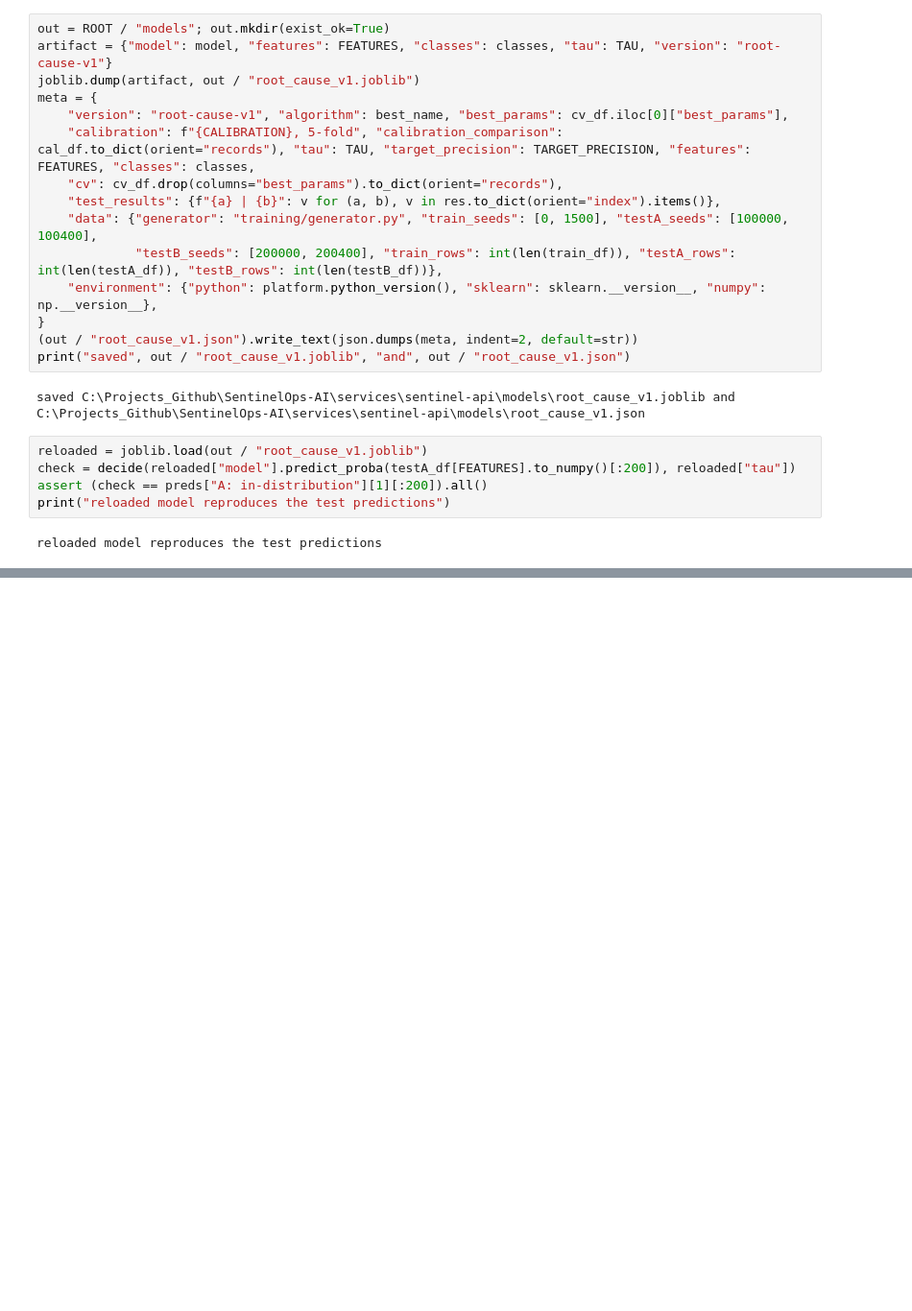
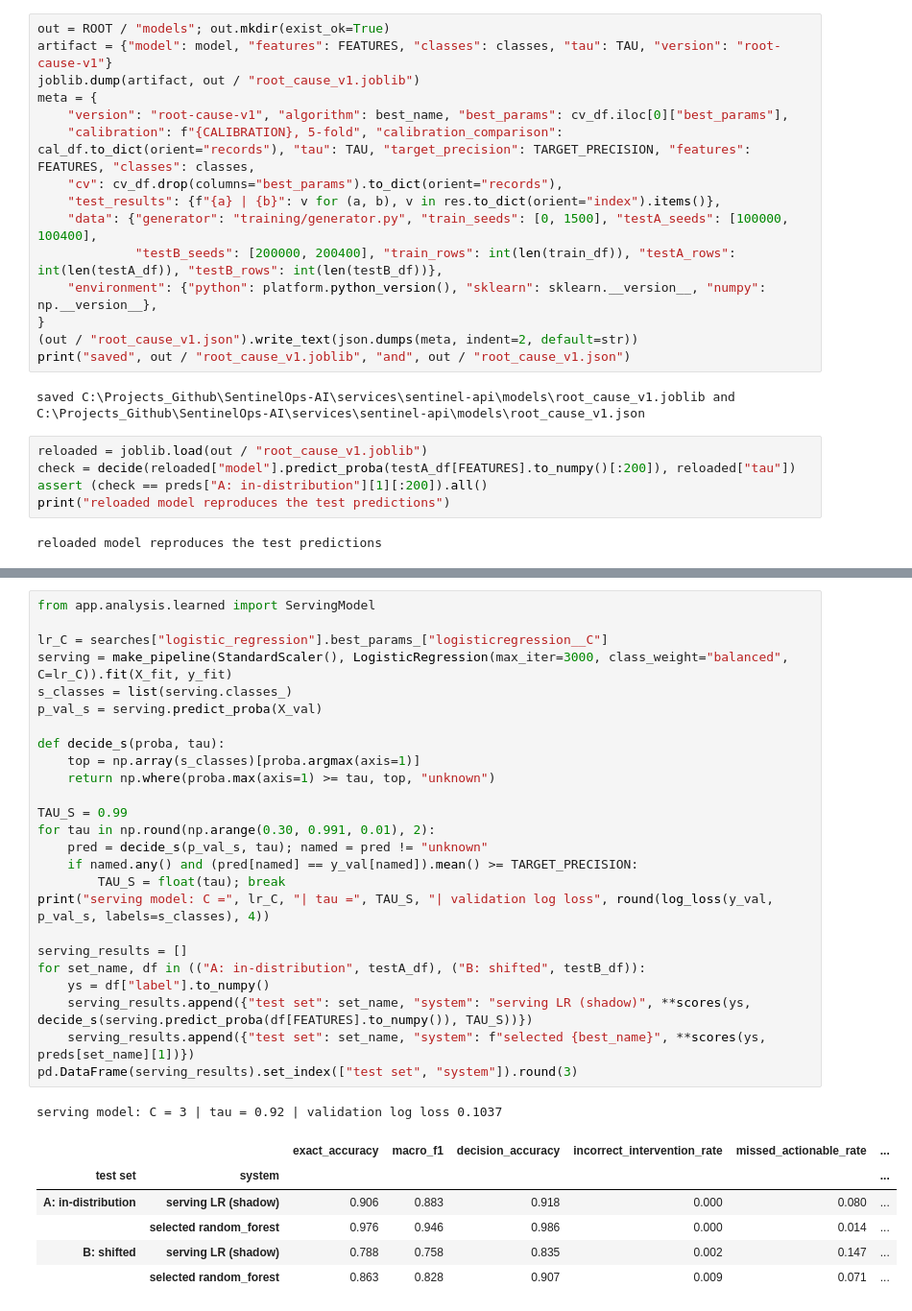
Before and after one commit to barath80/SentinelOps-AI, a Jupyter notebook: services/sentinel-api/notebooks/root_cause_model.ipynb, the cells around one changed output, grey strips where cells are left out. Shown at 96% size. Cells and saved outputs as stored; diff of their text form; blank space fills up the shorter version.

```diff
--- a/services/sentinel-api/notebooks/root_cause_model.ipynb
+++ b/services/sentinel-api/notebooks/root_cause_model.ipynb
@@ -370,0 +375,33 @@ reloaded model reproduces the test predictions
+# %%
+from app.analysis.learned import ServingModel
+
+lr_C = searches["logistic_regression"].best_params_["logisticregression__C"]
+serving = make_pipeline(StandardScaler(), LogisticRegression(max_iter=3000, class_weight="balanced", C=lr_C)).fit(X_fit, y_fit)
+s_classes = list(serving.classes_)
+p_val_s = serving.predict_proba(X_val)
+
+def decide_s(proba, tau):
+    top = np.array(s_classes)[proba.argmax(axis=1)]
+    return np.where(proba.max(axis=1) >= tau, top, "unknown")
+
+TAU_S = 0.99
+for tau in np.round(np.arange(0.30, 0.991, 0.01), 2):
+    pred = decide_s(p_val_s, tau); named = pred != "unknown"
+    if named.any() and (pred[named] == y_val[named]).mean() >= TARGET_PRECISION:
+        TAU_S = float(tau); break
+print("serving model: C =", lr_C, "| tau =", TAU_S, "| validation log loss", round(log_loss(y_val, p_val_s, labels=s_classes), 4))
+
+serving_results = []
+for set_name, df in (("A: in-distribution", testA_df), ("B: shifted", testB_df)):
+    ys = df["label"].to_numpy()
+    serving_results.append({"test set": set_name, "system": "serving LR (shadow)", **scores(ys, decide_s(serving.predict_proba(df[FEATURES].to_numpy()), TAU_S))})
+    serving_results.append({"test set": set_name, "system": f"selected {best_name}", **scores(ys, preds[set_name][1])})
+pd.DataFrame(serving_results).set_index(["test set", "system"]).round(3)
+# %% [output]
+serving model: C = 3 | tau = 0.92 | validation log loss 0.1037
+|  |  | exact_accuracy | macro_f1 | decision_accuracy | incorrect_intervention_rate | missed_actionable_rate | ... |
+| test set | system |  |  |  |  |  | ... |
+| A: in-distribution | serving LR (shadow) | 0.906 | 0.883 | 0.918 | 0.000 | 0.080 | ... |
+|  | selected random_forest | 0.976 | 0.946 | 0.986 | 0.000 | 0.014 | ... |
+| B: shifted | serving LR (shadow) | 0.788 | 0.758 | 0.835 | 0.002 | 0.147 | ... |
+|  | selected random_forest | 0.863 | 0.828 | 0.907 | 0.009 | 0.071 | ... |
```
Also changed, not shown: parts of 16 cells of this notebook, 29 other files.
